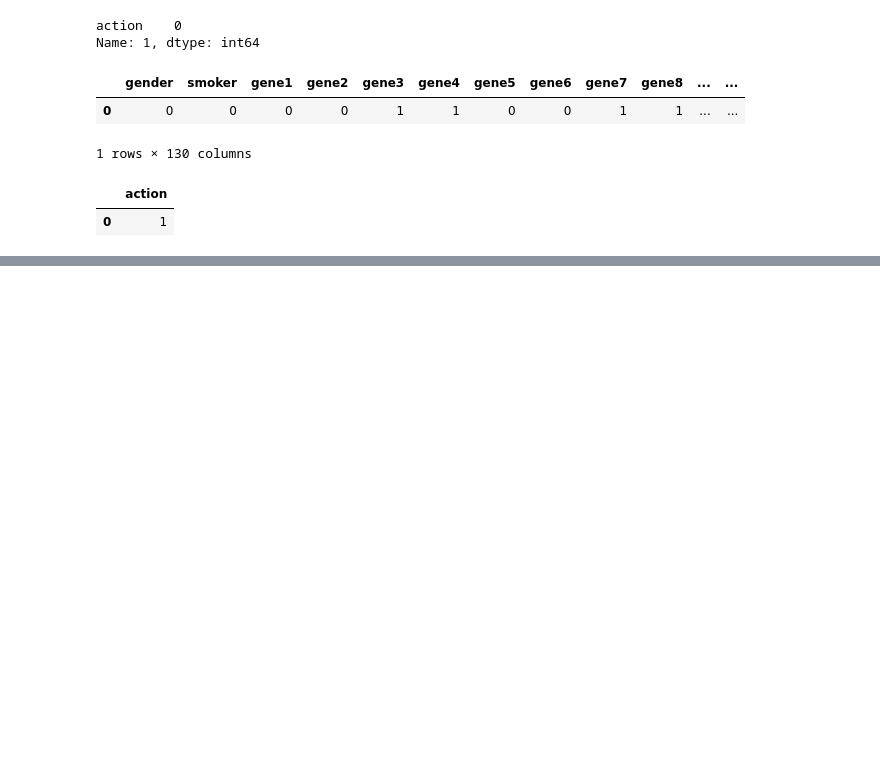
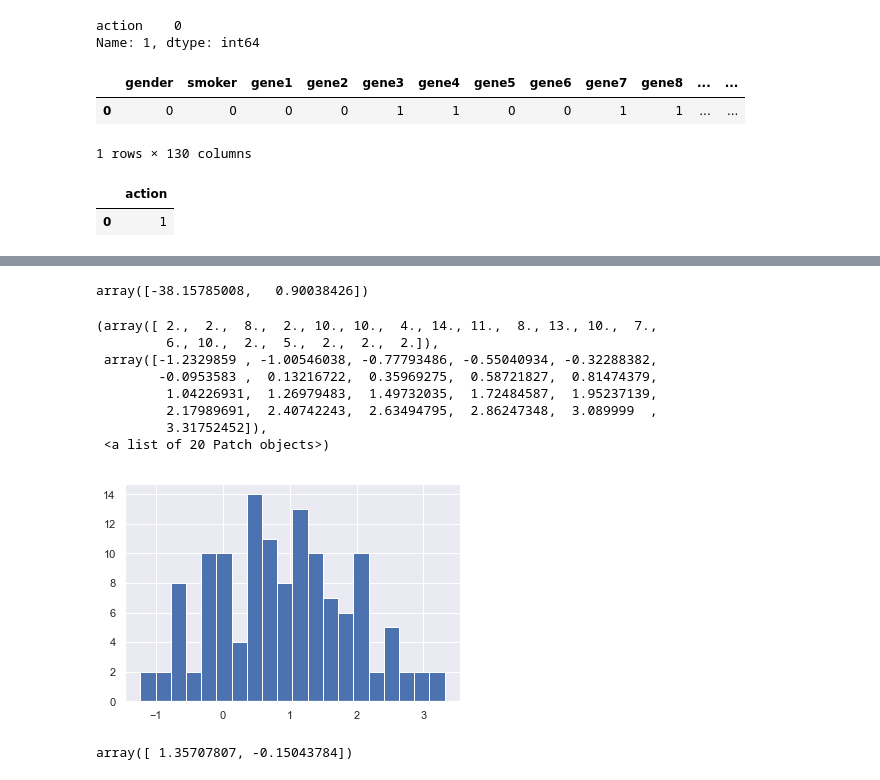
Before and after one commit to aleksaw/ml-society-science, a Jupyter notebook: src/project-2/Project2-submission.ipynb, the cells around one changed output, grey strips where cells are left out. Cells and saved outputs as stored; diff of their text form; code cells hidden in the pictures; blank space fills up the shorter version.

```diff
--- a/src/project-2/Project2-submission.ipynb
+++ b/src/project-2/Project2-submission.ipynb
@@ -1239,0 +1309,16 @@ Fitting treatment outcomes
+# %%
+from sklearn.metrics import confusion_matrix
+pred = np.zeros(X_data.shape[0])
+acc = np.zeros(2)
+for i in range(X_data.shape[0]):
+    a = A.iloc[i][0]
+    w_means = (alphas[1,a,:]/alphas[:,a,:].sum(axis=0))
+    val = np.dot(w_means-0.5, X_data.values[i,:])
+    pred[i] = 1*(val > 0)
+    acc[a] += (1*Y.iloc[i] == pred[i])
+acc[0] /= (A==0).sum()
+acc[1] /= (A==1).sum()
+print(acc)
+print((acc[0]*(A==0).sum() + acc[1]*(A==1).sum()) / len(A))
+print(confusion_matrix(pred[(A==0).values.ravel()], Y[(A==0).values.ravel()]))
+print(confusion_matrix(pred[(A==1).values.ravel()], Y[(A==1).values.ravel()]))
@@ -1239,0 +1409,8 @@ Fitting treatment outcomes
+# %%
+alphas2 = np.ones((2, 2, X_data.shape[1]))
+adj2 = np.ones((2,2))
+for i in range(len(X_data)):
+    o = Y.iloc[i]
+    a = A.iloc[i]
+    alphas2[o,a,:] += X_data.iloc[i].values / X_data.iloc[i].sum()
+    adj2[o, a] += 1
@@ -1239,0 +1489,26 @@ Fitting treatment outcomes
+# %%
+W_hat2 = np.array([alphas2[1,0,:]/alphas2[:,0,:].sum(axis=0),
+                  alphas2[1,1,:]/alphas2[:,1,:].sum(axis=0)]) - 0.5
+W_hat2.mean(axis=1)/W_hat2.std(axis=1)
+# %% [output]
+array([-38.15785008,   0.90038426])
+# %%
+a = 1
+plt.hist(W_hat2[a]/W_hat2[a].std(), bins=20)
+# %% [output]
+(array([ 2.,  2.,  8.,  2., 10., 10.,  4., 14., 11.,  8., 13., 10.,  7.,
+         6., 10.,  2.,  5.,  2.,  2.,  2.]),
+ array([-1.2329859 , -1.00546038, -0.77793486, -0.55040934, -0.32288382,
+        -0.0953583 ,  0.13216722,  0.35969275,  0.58721827,  0.81474379,
+         1.04226931,  1.26979483,  1.49732035,  1.72484587,  1.95237139,
+         2.17989691,  2.40742243,  2.63494795,  2.86247348,  3.089999  ,
+         3.31752452]),
+ <a list of 20 Patch objects>)
+[figure, added]
+# %%
+W_hat3 = np.array([alphas2[1,0,:]/alphas2[:,0,:].sum(axis=0),
+                  alphas2[1,1,:]/alphas2[:,1,:].sum(axis=0)])
+W_hat3 -= (adj2[1,:]/adj2[:,:].sum(axis=0)).reshape(2,1)
+W_hat3.mean(axis=1)/W_hat3.std(axis=1)
+# %% [output]
+array([ 1.35707807, -0.15043784])
```
Also changed, not shown: parts of 83 cells of this notebook, 11 other files.
